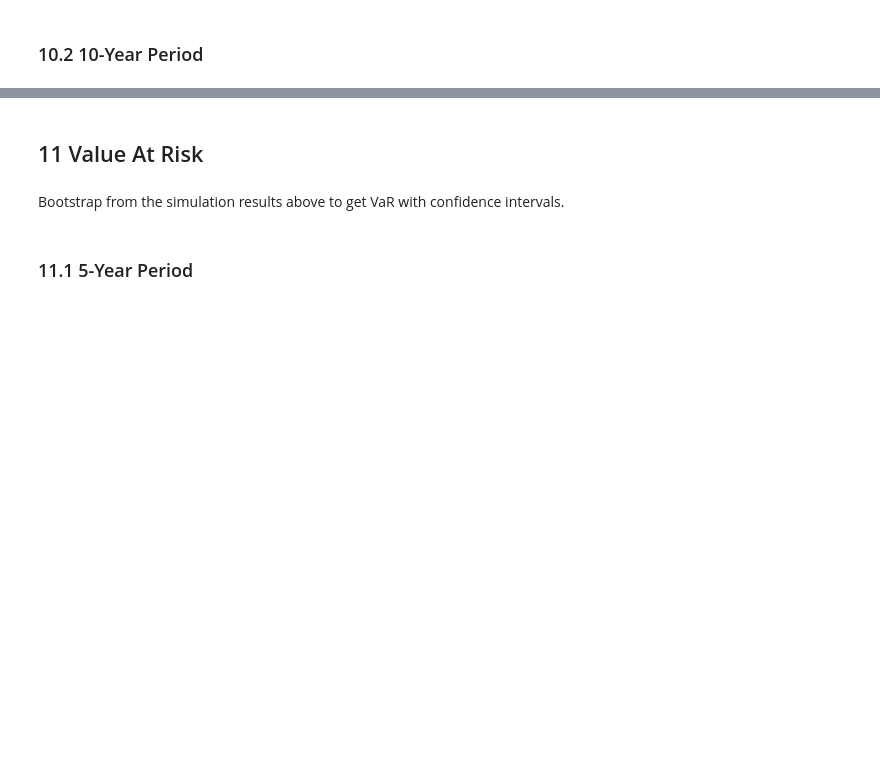
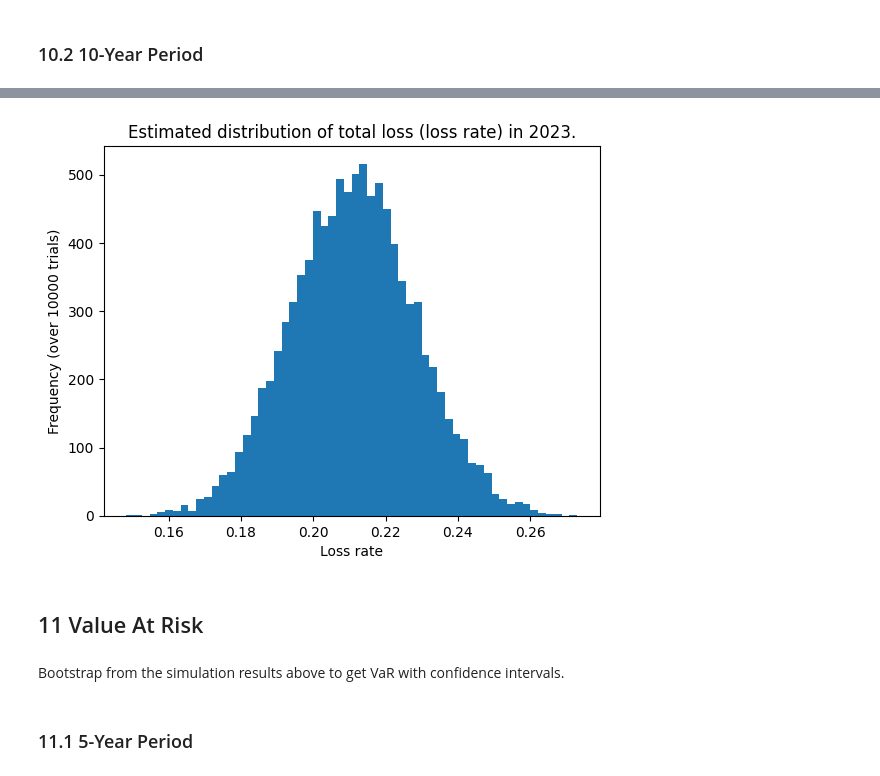
Before and after one commit to DavidCastroPena/credit-models, a Jupyter notebook: FinalProject.ipynb, the cells around one changed output, grey strips where cells are left out. Cells and saved outputs as stored; diff of their text form; code cells hidden in the pictures; blank space fills up the shorter version.

```diff
--- a/FinalProject.ipynb
+++ b/FinalProject.ipynb
@@ -1135,3 +1164,19 @@ plt.show()
+# %%
+loss_list_10_year_percent = [i/portfolio_value for i in loss_list_10_year]
+
+# Calculate the IQR
+IQR = np.percentile(loss_list_10_year_percent, 75) - np.percentile(loss_list_10_year_percent, 25)
+
+# Calculate the bin width using the Freedman-Diaconis rule
+bin_width_fd = 2 * IQR / np.power(len(loss_list_10_year_percent), 1/3)
+
+plt.hist(loss_list_10_year_percent, bins=np.arange(min(loss_list_10_year_percent), max(loss_list_10_year_percent), bin_width_fd))
+plt.title("Estimated distribution of total loss (loss rate) in 2023.")
+plt.xlabel("Loss rate")
+plt.ylabel("Frequency (over "+str(NO_TRIALS)+" trials)")
+plt.show()
+# %% [output]
+[figure, added]
 # %% [markdown]
 ## 11  Value At Risk
 # %% [markdown]
```
Also changed, not shown: parts of 20 cells of this notebook.
